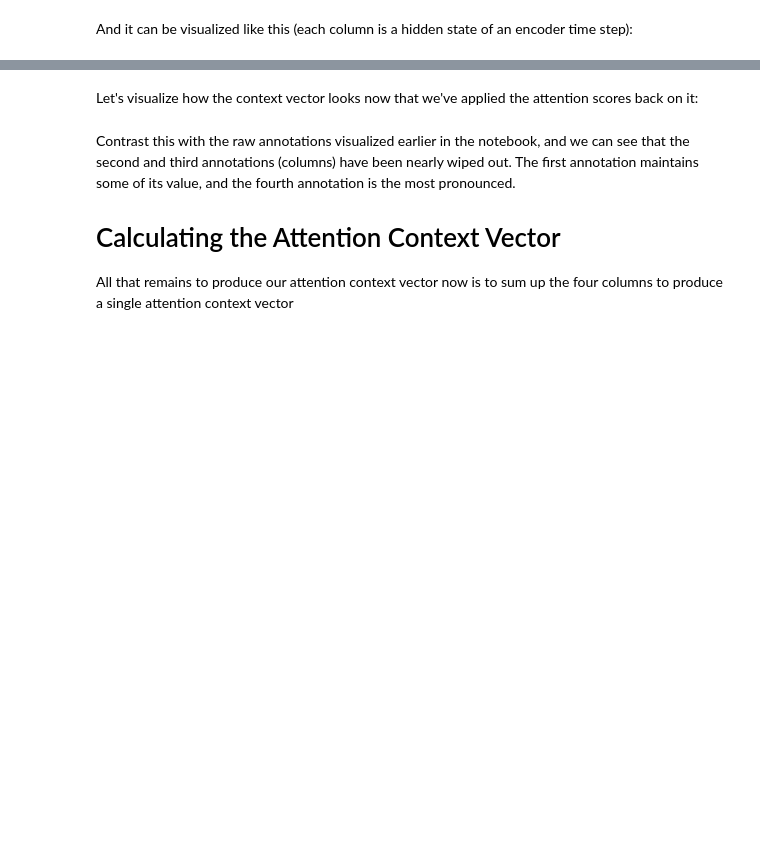
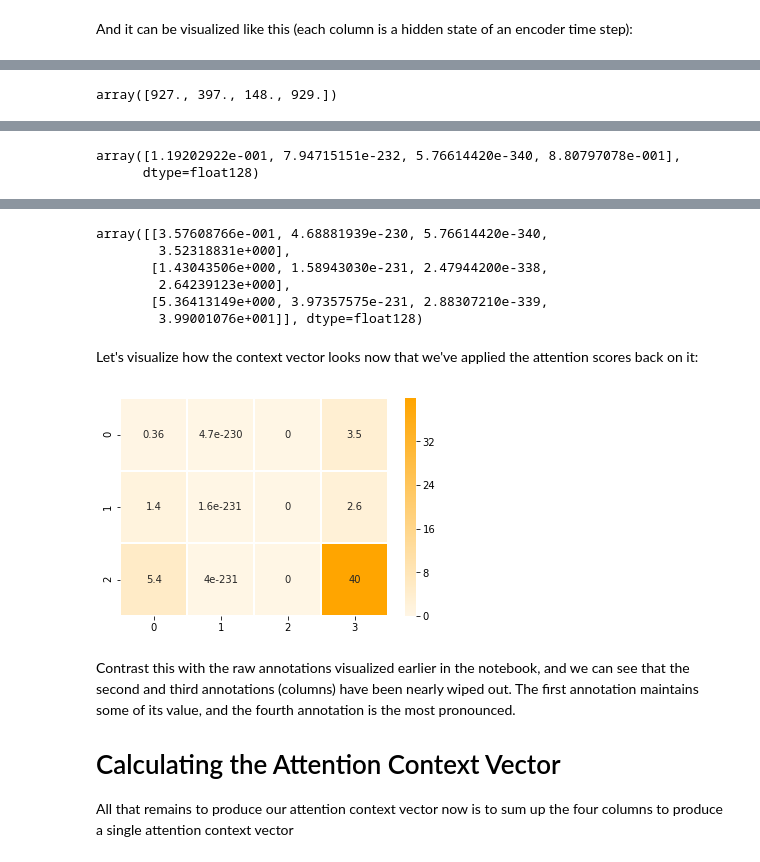
Before and after one commit to mynamerahulkumar/GitHub, a Jupyter notebook: Machine_Learning/Machine_Learning/NLP/computing_with_natural_language/deep_learning_attention/Attention_Basics.ipynb, the cells around one changed output, grey strips where cells are left out. Cells and saved outputs as stored; diff of their text form; code cells hidden in the pictures; blank space fills up the shorter version.

```diff
--- a/Machine_Learning/Machine_Learning/NLP/computing_with_natural_language/deep_learning_attention/Attention_Basics.ipynb
+++ b/Machine_Learning/Machine_Learning/NLP/computing_with_natural_language/deep_learning_attention/Attention_Basics.ipynb
@@ -27,12 +62,30 @@ Let's calculate the scores of all the annotations in one step using matrix multi
 <img src="images/scoring_functions.png" />
 
 To do that, we'll have to transpose `dec_hidden_state` and [matrix multiply](https://docs.scipy.org/doc/numpy/reference/generated/numpy.matmul.html) it with `annotations`.
+# %%
+def dot_attention_score(dec_hidden_state,annotation):
+    #to do return the product of dec_hiddenstate transpose,and enc_hidden_State
+    return np.matmul(np.transpose(dec_hidden_state),annotation)
+attention_weight_row=dot_attention_score(dec_hidden_state,annotation)
+attention_weight_row
+# %% [output]
+array([927., 397., 148., 929.])
 # %% [markdown]
 Looking at these scores, can you guess which of the four vectors will get the most attention from the decoder at this time step?
 
 ## Softmax
 Now that we have our scores, let's apply softmax:
 <img src="images/softmax.png" />
+# %%
+def softmax(x):
+    x=np.array(x,dtype=np.float128)
+    e_x=np.exp(x)
+    return e_x/e_x.sum(axis=0)
+attention_weights=softmax(attention_weight_row)
+attention_weights
+# %% [output]
+array([1.19202922e-001, 7.94715151e-232, 5.76614420e-340, 8.80797078e-001],
+      dtype=float128)
 # %% [markdown]
 Even when knowing which annotation will get the most focus, it's interesting to see how drastic softmax makes the end score become. The first and last annotation had the respective scores of 927 and 929. But after softmax, the attention they'll get is 0.12 and 0.88 respectively.
 
@@ -40,8 +93,25 @@ Even when knowing which annotation will get the most focus, it's interesting to
 Now that we have our scores, let's multiply each annotation by its score to proceed closer to the attention context vector. This is the multiplication part of this formula (we'll tackle the summation part in the latter cells)
 
 <img src="images/Context_vector.png" />
+# %%
+def apply_attention_score(attention_weight,annotation):
+    return attention_weight*annotation
+applied_attention=apply_attention_score(attention_weights,annotation)
+applied_attention
+# %% [output]
+array([[3.57608766e-001, 4.68881939e-230, 5.76614420e-340,
+        3.52318831e+000],
+       [1.43043506e+000, 1.58943030e-231, 2.47944200e-338,
+        2.64239123e+000],
+       [5.36413149e+000, 3.97357575e-231, 2.88307210e-339,
+        3.99001076e+001]], dtype=float128)
 # %% [markdown]
 Let's visualize how the context vector looks now that we've applied the attention scores back on it:
+# %%
+#Let's visuliaze the our annotation after applying attention to them
+ax = sns.heatmap(applied_attention, annot=True, cmap=sns.light_palette("orange", as_cmap=True), linewidths=1)
+# %% [output]
+[figure, added]
 # %% [markdown]
 Contrast this with the raw annotations visualized earlier in the notebook, and we can see that the second and third annotations (columns) have been nearly wiped out. The first annotation maintains some of its value, and the fourth annotation is the most pronounced.
 
```
Also changed, not shown: parts of 10 cells of this notebook.
